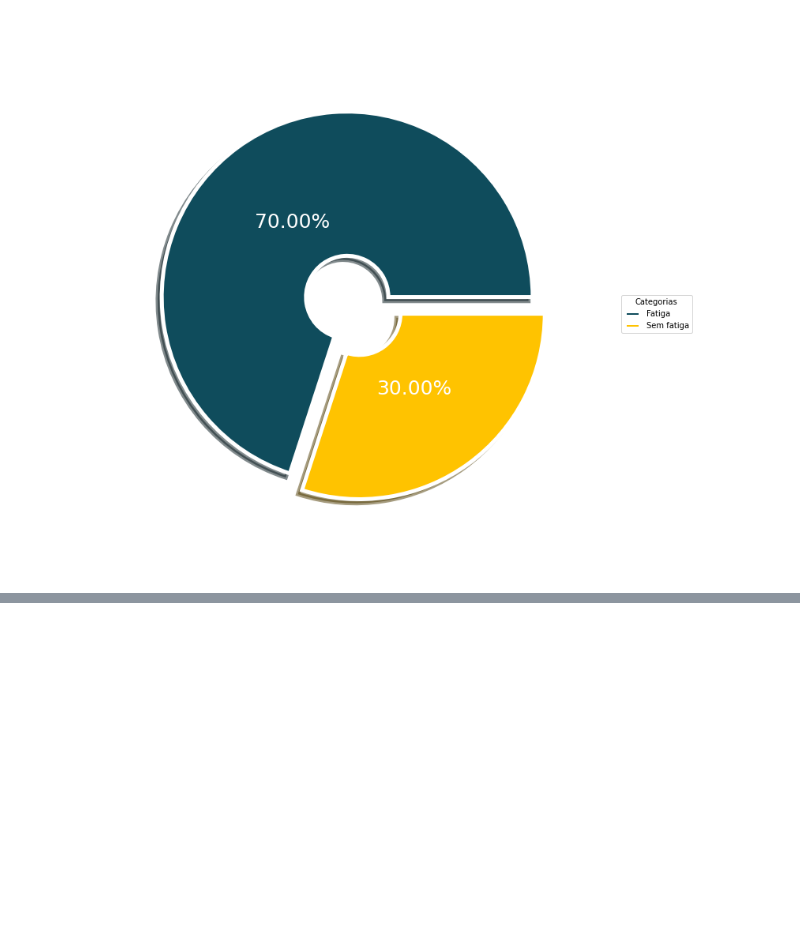
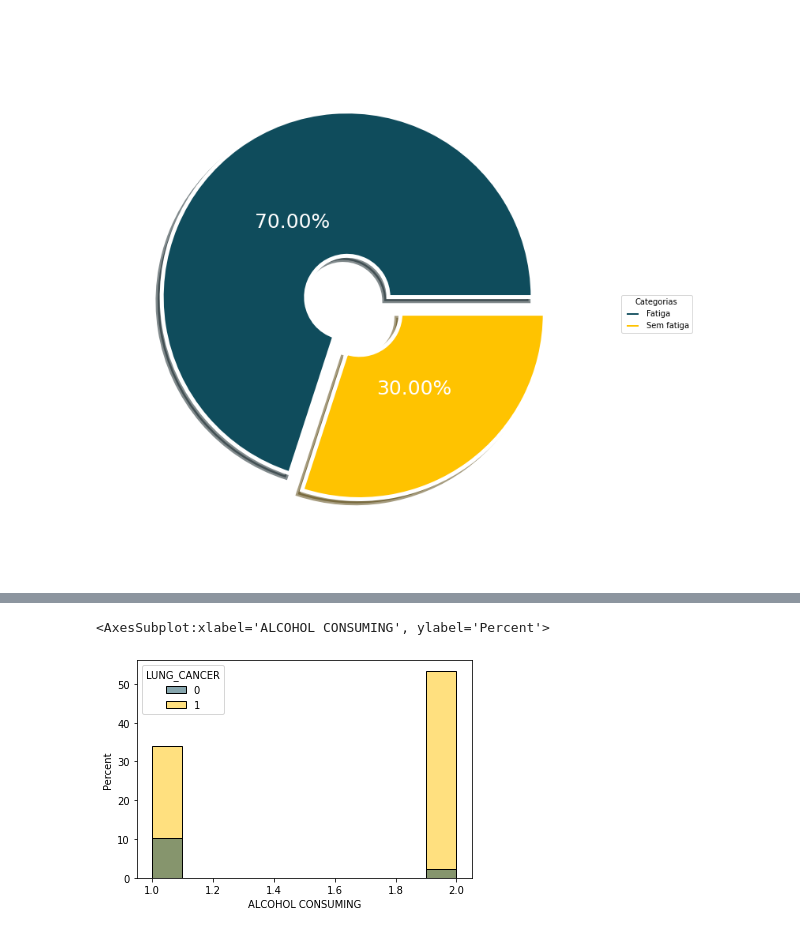
Before and after one commit to JoaoYukio/PCO114, a Jupyter notebook: Tarefa2/AnaliseDosDados.ipynb, the cells around one changed output, grey strips where cells are left out. Drawn from its saved outputs; the diff is of its cells as text; code cells hidden in the pictures; blank space fills up the shorter version.

```diff
--- a/Tarefa2/AnaliseDosDados.ipynb
+++ b/Tarefa2/AnaliseDosDados.ipynb
@@ -181,0 +192,6 @@ plt.show()
+# %%
+#Podemos ver que os dados estao inversamente correlatados, fazer um plot com os dois graficos lado a lado para todas as classes
+sns.histplot(data=data, x="ALCOHOL CONSUMING", hue="LUNG_CANCER",palette=["#0f4c5c","#FFC300"], stat='percent')
+# %% [output]
+<AxesSubplot:xlabel='ALCOHOL CONSUMING', ylabel='Percent'>
+[figure, added]
```
Also changed, not shown: parts of 5 cells of this notebook.
